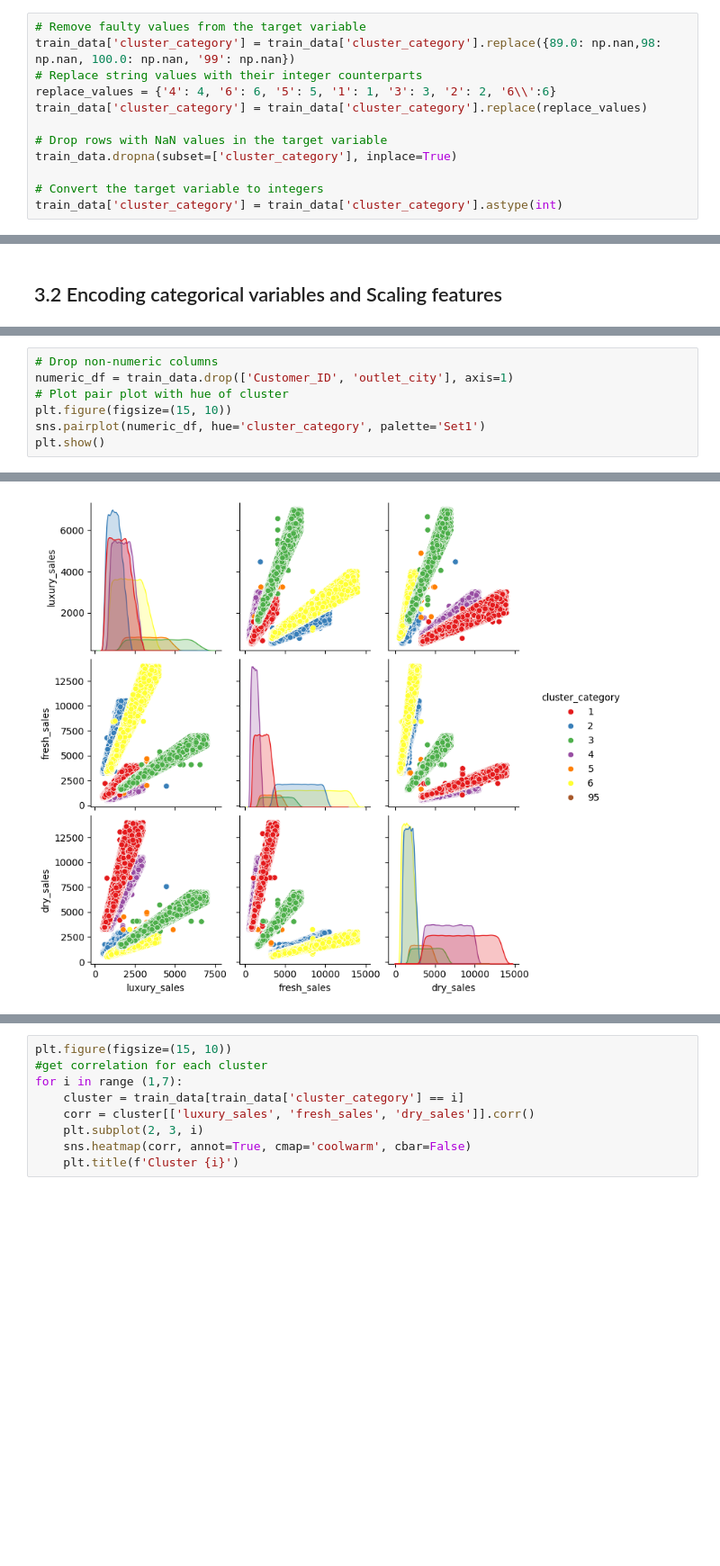
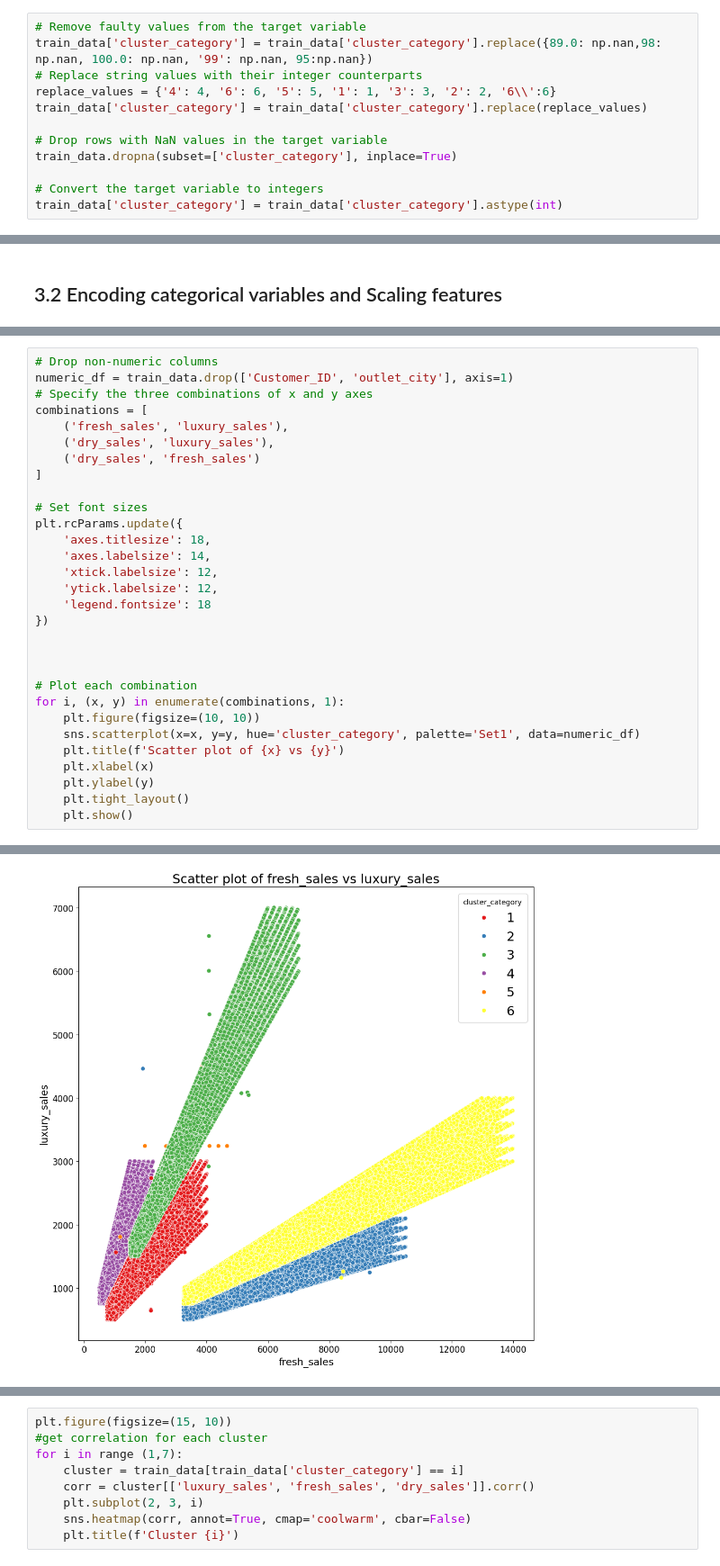
Before and after one commit to anush47/datastorm5, a Jupyter notebook: datastorm.ipynb, the cells around one changed output, grey strips where cells are left out. Shown at 90% size. Saved outputs shown, nothing was run; the diff lists cells and outputs as text; blank space fills up the shorter version.

Commit message:
removed 95 and plots

```diff
--- a/datastorm.ipynb
+++ b/datastorm.ipynb
@@ -292,6 +290,6 @@ Text(0, 0.5, 'Count')
 # %%
 # Remove faulty values from the target variable
-train_data['cluster_category'] = train_data['cluster_category'].replace({89.0: np.nan,98: np.nan, 100.0: np.nan, '99': np.nan})
+train_data['cluster_category'] = train_data['cluster_category'].replace({89.0: np.nan,98: np.nan, 100.0: np.nan, '99': np.nan, 95:np.nan})
 # Replace string values with their integer counterparts
 replace_values = {'4': 4, '6': 6, '5': 5, '1': 1, '3': 3, '2': 2, '6\\':6}
 train_data['cluster_category'] = train_data['cluster_category'].replace(replace_values)
@@ -409,8 +407,31 @@ max           95.000000
 # %%
 # Drop non-numeric columns
 numeric_df = train_data.drop(['Customer_ID', 'outlet_city'], axis=1)
-# Plot pair plot with hue of cluster
-plt.figure(figsize=(15, 10))
-sns.pairplot(numeric_df, hue='cluster_category', palette='Set1')
-plt.show()
+# Specify the three combinations of x and y axes
+combinations = [
+    ('fresh_sales', 'luxury_sales'),
+    ('dry_sales', 'luxury_sales'),
+    ('dry_sales', 'fresh_sales')
+]
+
+# Set font sizes
+plt.rcParams.update({
+    'axes.titlesize': 18,
+    'axes.labelsize': 14,
+    'xtick.labelsize': 12,
+    'ytick.labelsize': 12,
+    'legend.fontsize': 18
+})
+
+
+
+# Plot each combination
+for i, (x, y) in enumerate(combinations, 1):
+    plt.figure(figsize=(10, 10))
+    sns.scatterplot(x=x, y=y, hue='cluster_category', palette='Set1', data=numeric_df)
+    plt.title(f'Scatter plot of {x} vs {y}')
+    plt.xlabel(x)
+    plt.ylabel(y)
+    plt.tight_layout()
+    plt.show()
 # %% [output]
@@ -418 +438 @@ plt.show()
-[figure, old version]
+[figure, new version]
```
Also changed, not shown: parts of 5 cells of this notebook.
